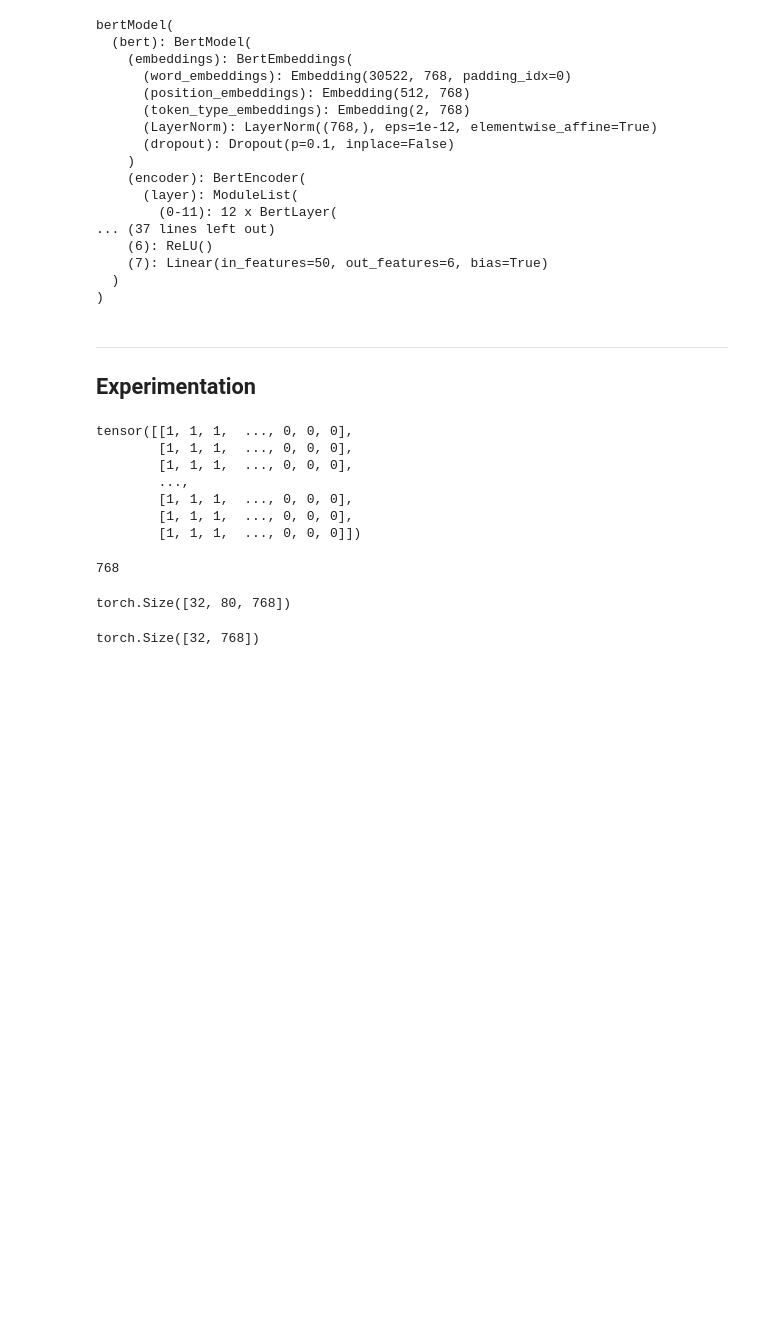
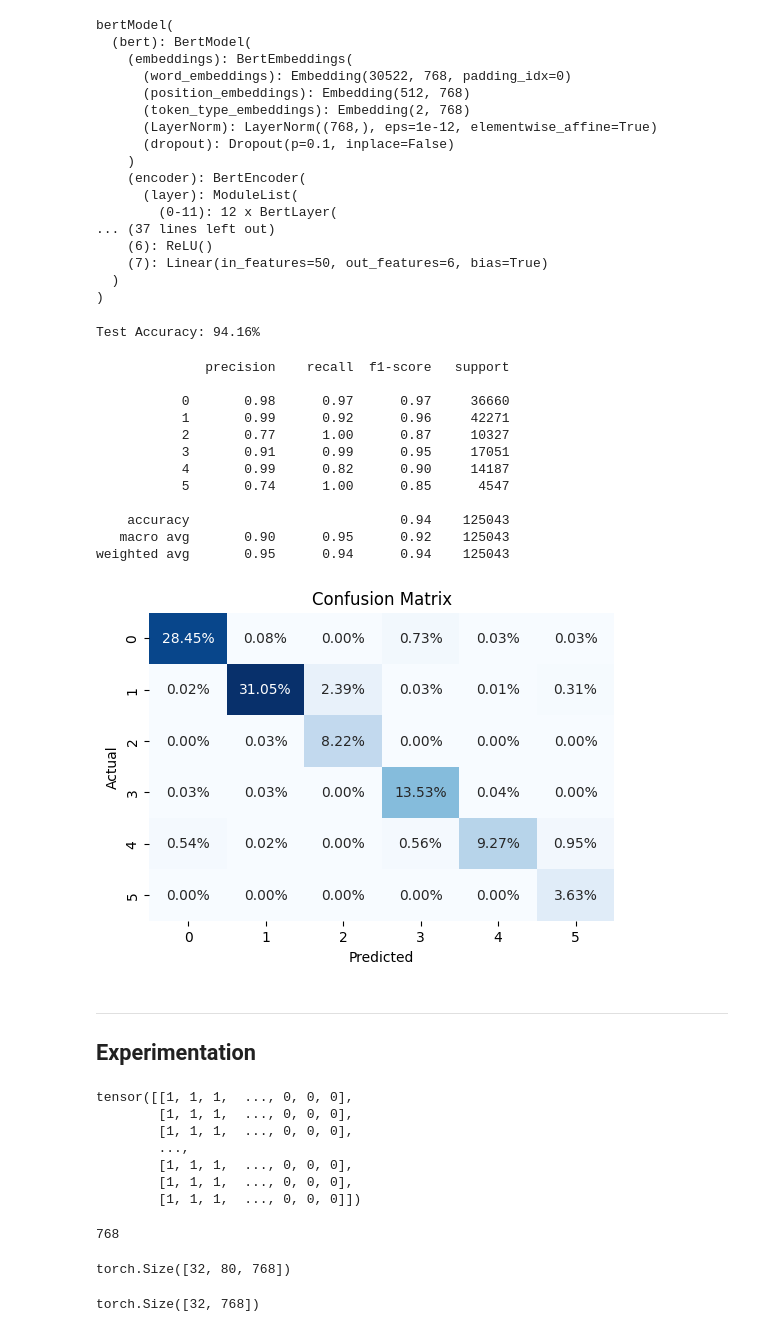
Before and after one commit to AsutoshDalei/Deep-Neural-Networks, a Jupyter notebook: SentimentAnalysisBERT.ipynb, the cells around one changed output. Drawn from its saved outputs; the diff is of its cells as text; code cells hidden in the pictures; blank space fills up the shorter version.

```diff
--- a/SentimentAnalysisBERT.ipynb
+++ b/SentimentAnalysisBERT.ipynb
@@ -444,7 +448,7 @@ Non-trainable params: 0
 %%time
 telltimefnx()
 
-numEpochs = 3
+numEpochs = 1
 
 totLoss,totAcc, totLossV,totAccV = [],[] ,[],[]
 
@@ -452,6 +456,7 @@ for epc in range(numEpochs):
   model.train()
 
   runningLoss,correct,total = 0,0,0
+  # ptr = 0
 
   for batch in train_loader:
     inp,att,label = batch['input_id'], batch['attention_mask'], batch['target']
@@ -470,6 +475,10 @@ for epc in range(numEpochs):
     _,pred = torch.max(output,1)
     total += label.size(0)
     correct += (label==pred).sum().item()
+
+    # ptr+=1
+    # if (ptr%10==0):
+    #   print(f"Batch#{ptr} complete")
 
   epcLoss = running_loss/len(train_loader)
   epcAcc = 100*correct/total
@@ -560,6 +575,47 @@ with torch.no_grad():
 
 
 print(f"Test Accuracy: {100 * test_correct / test_total:.2f}%")
+# %% [output]
+Test Accuracy: 94.16%
+# %%
+def resultAnalysisFnx(ytrue,ypred,target_names=None):
+    if target_names != None:
+        print(classification_report(ytrue,ypred,target_names = target_names))
+    else:
+        print(classification_report(ytrue,ypred))
+
+    conf_matrix = confusion_matrix(ytrue, ypred)
+    plt.figure(figsize=(6, 4))
+    if target_names != None:
+        sns.heatmap(conf_matrix/np.sum(conf_matrix), annot=True, fmt='.2%', cmap='Blues', cbar=False, xticklabels=target_names,yticklabels=target_names)
+    else:
+        sns.heatmap(conf_matrix/np.sum(conf_matrix), annot=True, fmt='.2%', cmap='Blues', cbar=False)
+
+    # sns.heatmap(conf_matrix, annot=True, fmt='d', cmap='Blues', cbar=False)
+    plt.xlabel('Predicted')
+    plt.ylabel('Actual')
+    plt.title('Confusion Matrix')
+    plt.show()
+
+    return classification_report(ytrue,ypred,output_dict=True)
+# %%
+# testActual
+# testPred
+ret = resultAnalysisFnx(testActual,testPred)
+# %% [output]
+              precision    recall  f1-score   support
+
+           0       0.98      0.97      0.97     36660
+           1       0.99      0.92      0.96     42271
+           2       0.77      1.00      0.87     10327
+           3       0.91      0.99      0.95     17051
+           4       0.99      0.82      0.90     14187
+           5       0.74      1.00      0.85      4547
+
+    accuracy                           0.94    125043
+   macro avg       0.90      0.95      0.92    125043
+weighted avg       0.95      0.94      0.94    125043
+[figure, added]
 # %% [markdown]
 ---
 ## Experimentation
```
Also changed, not shown: parts of 13 cells of this notebook.
